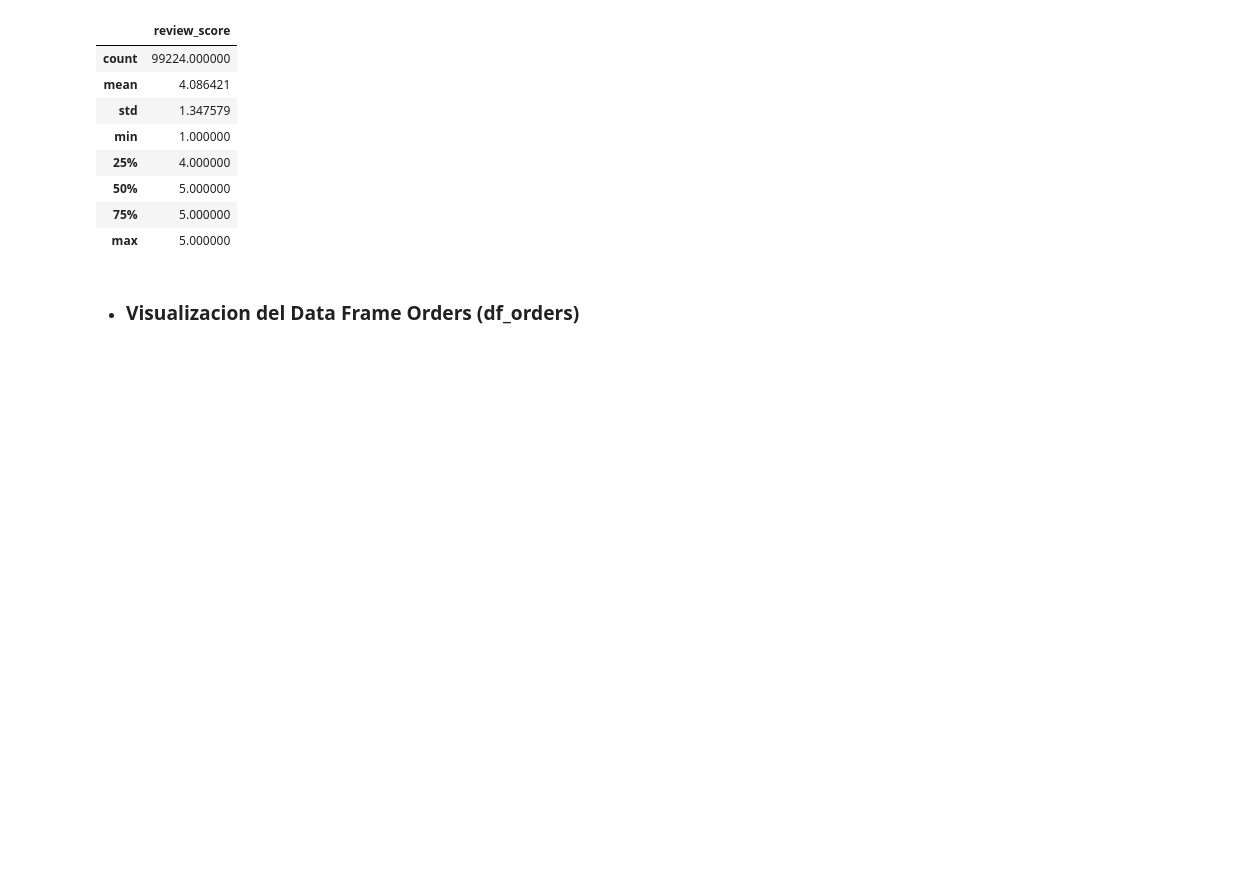
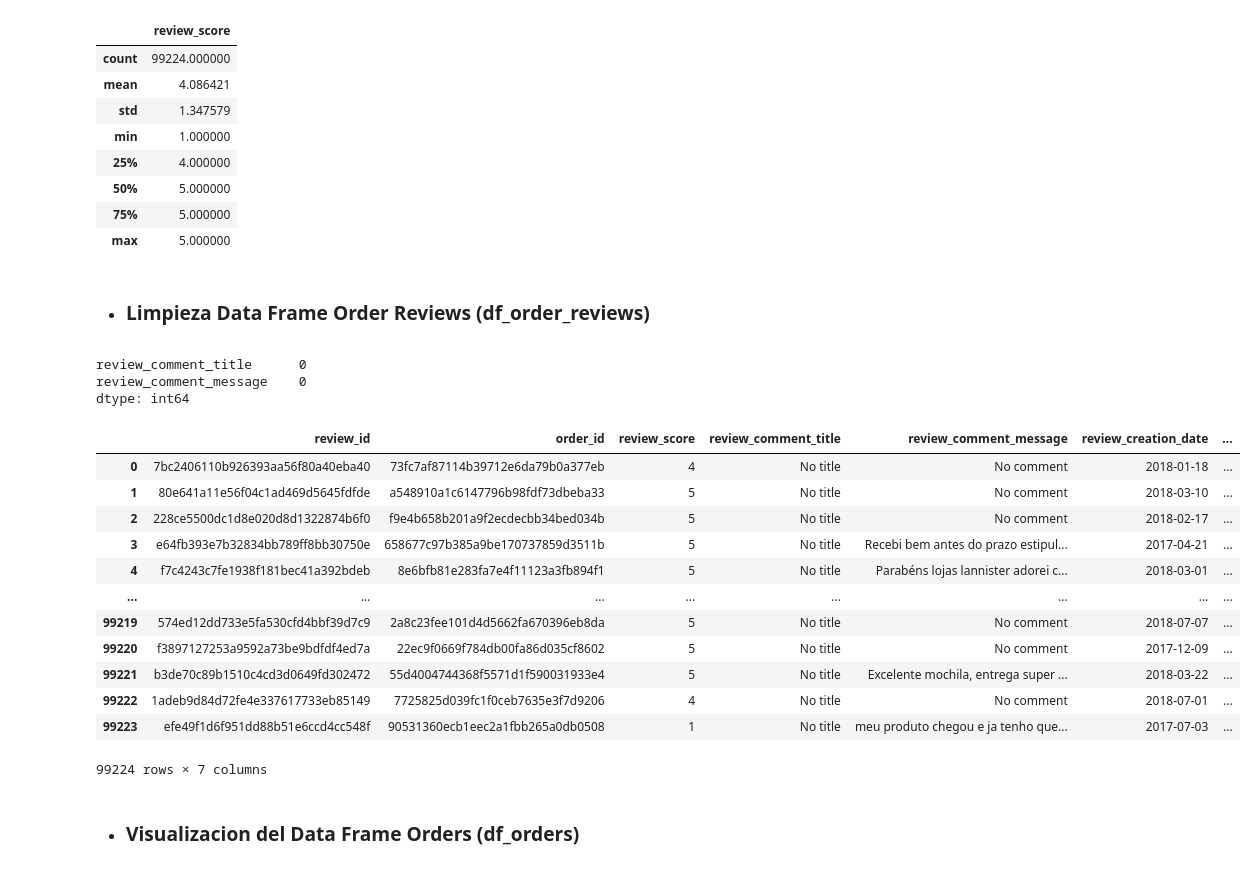
Before and after one commit to wilhayla/THE_HATCH_DATA_SCIENCE_OLIST_CHALLENGE, a Jupyter notebook: notbooks/01_EDA_Data_Preparation_Chrurn.ipynb, the cells around one changed output. Cells and saved outputs as stored; diff of their text form; code cells hidden in the pictures; blank space fills up the shorter version.

Commit message:
Limpieza Data Frama (df_order_reviews)

```diff
--- a/notbooks/01_EDA_Data_Preparation_Chrurn.ipynb
+++ b/notbooks/01_EDA_Data_Preparation_Chrurn.ipynb
@@ -313,6 +313,38 @@ df_order_reviews.describe()
 | 50% | 5.000000 |
 | 75% | 5.000000 |
 | max | 5.000000 |
+# %% [markdown]
++ ### Limpieza Data Frame Order Reviews (**df_order_reviews**)
+# %%
+# 1. Conversion de fechas
+review_date_cols = ['review_creation_date', 'review_answer_timestamp']
+df_order_reviews_clean = convert_dates(df_order_reviews, review_date_cols)
+
+# 2. Rellenar los comentarios nulos con un texto para evitar errores luego.
+df_order_reviews_clean['review_comment_title'] = df_order_reviews_clean['review_comment_title'].fillna('No title')
+df_order_reviews_clean['review_comment_message'] = df_order_reviews_clean['review_comment_message'].fillna('No comment')
+
+# 3. Verificar que ya no existan nulos en esas columnas
+print(df_order_reviews_clean[['review_comment_title', 'review_comment_message']].isna().sum())
+
+df_order_reviews_clean
+# %% [output]
+review_comment_title      0
+review_comment_message    0
+dtype: int64
+|  | review_id | order_id | review_score | review_comment_title | review_comment_message | review_creation_date | ... |
+| 0 | 7bc2406110b926393aa56f80a40eba40 | 73fc7af87114b39712e6da79b0a377eb | 4 | No title | No comment | 2018-01-18 | ... |
+| 1 | 80e641a11e56f04c1ad469d5645fdfde | a548910a1c6147796b98fdf73dbeba33 | 5 | No title | No comment | 2018-03-10 | ... |
+| 2 | 228ce5500dc1d8e020d8d1322874b6f0 | f9e4b658b201a9f2ecdecbb34bed034b | 5 | No title | No comment | 2018-02-17 | ... |
+| 3 | e64fb393e7b32834bb789ff8bb30750e | 658677c97b385a9be170737859d3511b | 5 | No title | Recebi bem antes do prazo estipul... | 2017-04-21 | ... |
+| 4 | f7c4243c7fe1938f181bec41a392bdeb | 8e6bfb81e283fa7e4f11123a3fb894f1 | 5 | No title | Parabéns lojas lannister adorei c... | 2018-03-01 | ... |
+| ... | ... | ... | ... | ... | ... | ... | ... |
+| 99219 | 574ed12dd733e5fa530cfd4bbf39d7c9 | 2a8c23fee101d4d5662fa670396eb8da | 5 | No title | No comment | 2018-07-07 | ... |
+| 99220 | f3897127253a9592a73be9bdfdf4ed7a | 22ec9f0669f784db00fa86d035cf8602 | 5 | No title | No comment | 2017-12-09 | ... |
+| 99221 | b3de70c89b1510c4cd3d0649fd302472 | 55d4004744368f5571d1f590031933e4 | 5 | No title | Excelente mochila, entrega super ... | 2018-03-22 | ... |
+| 99222 | 1adeb9d84d72fe4e337617733eb85149 | 7725825d039fc1f0ceb7635e3f7d9206 | 4 | No title | No comment | 2018-07-01 | ... |
+| 99223 | efe49f1d6f951dd88b51e6ccd4cc548f | 90531360ecb1eec2a1fbb265a0db0508 | 1 | No title | meu produto chegou e ja tenho que... | 2017-07-03 | ... |
+99224 rows × 7 columns
 # %% [markdown]
 + ### Visualizacion del Data Frame Orders (**df_orders**)
 # %%
```
